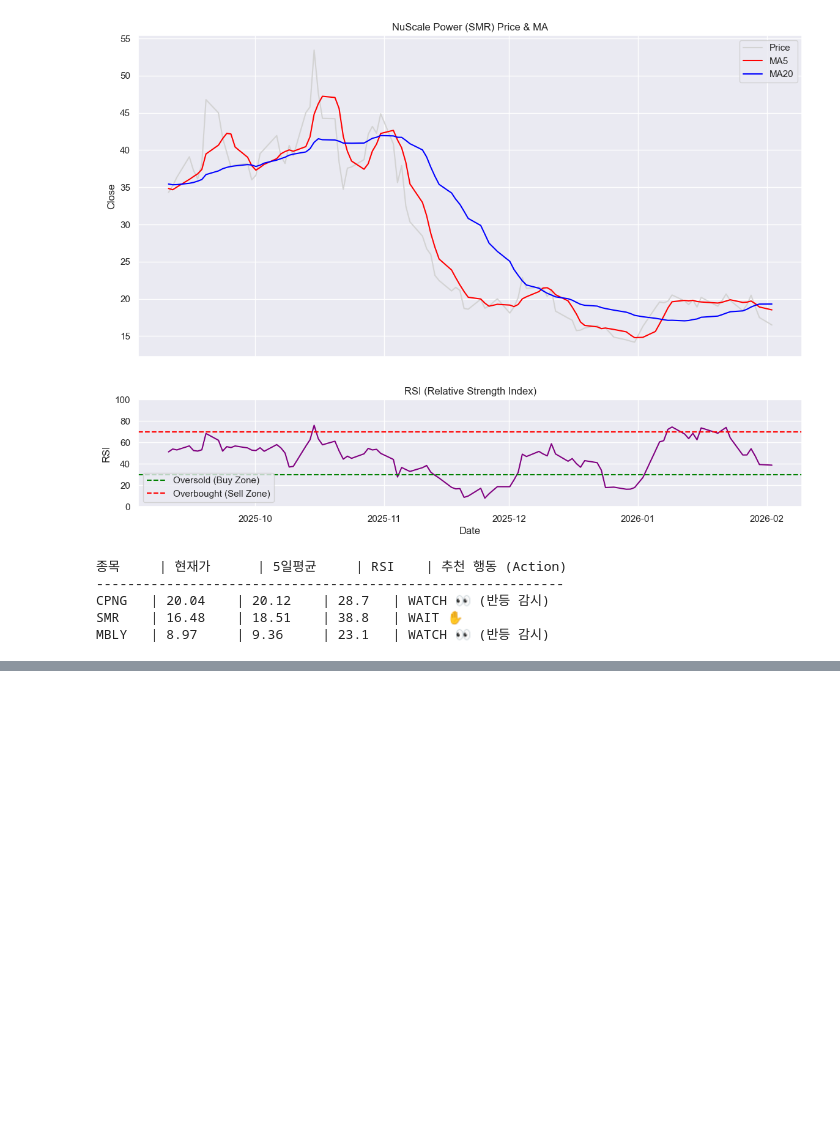
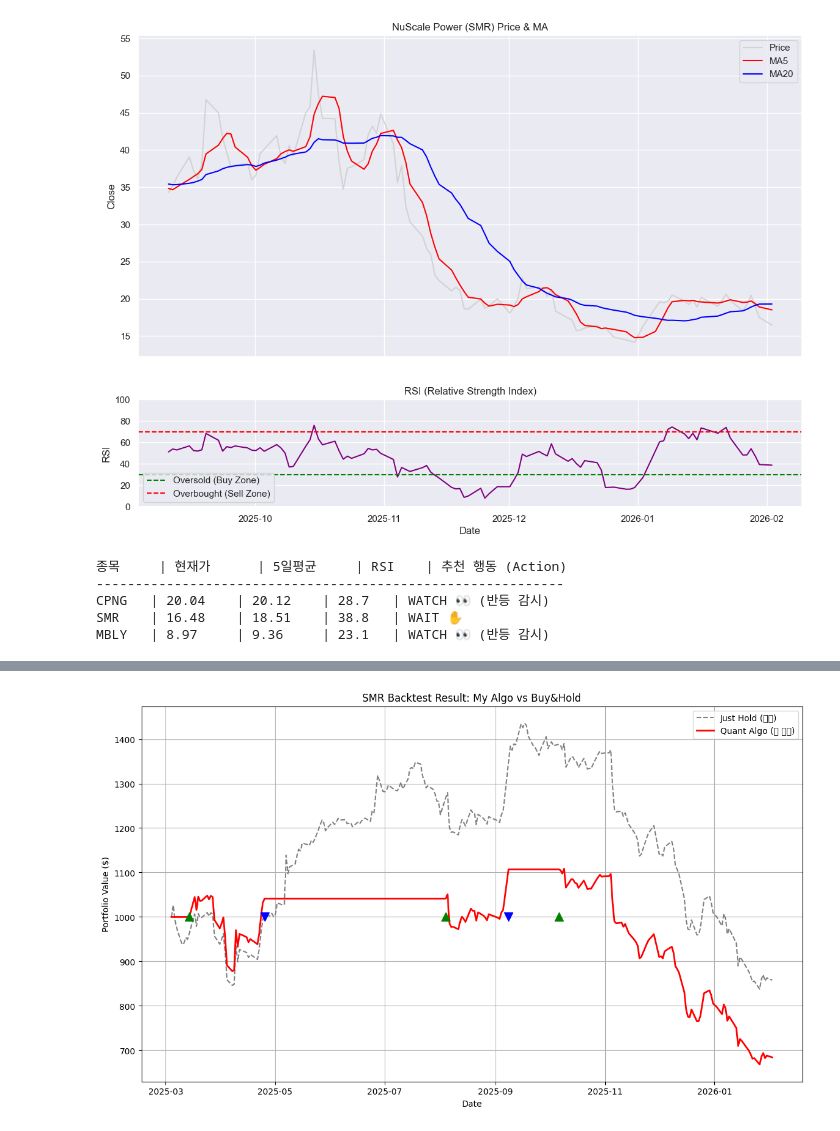
Before and after one commit to DaeHeon-Kim/quant_project, a Jupyter notebook: analysis.ipynb, the cells around one changed output, grey strips where cells are left out. Drawn from its saved outputs; the diff is of its cells as text; code cells hidden in the pictures; blank space fills up the shorter version.

```diff
--- a/analysis.ipynb
+++ b/analysis.ipynb
@@ -236,0 +449,100 @@ MBLY   | 8.97     | 9.36     | 23.1   | WATCH 👀 (반등 감시)
+# %%
+# 1. 데이터 준비 (SMR)
+file_path = 'stock_db/CPNG.csv'
+
+if os.path.exists(file_path):
+    df = pd.read_csv(file_path)
+    df['Date'] = pd.to_datetime(df['Date'], utc=True)
+    df.set_index('Date', inplace=True)
+    df.sort_index(inplace=True)
+
+    # 2. 보조지표 계산 (RSI, MA5)
+    df['MA5'] = df['Close'].rolling(window=5).mean()
+
+    delta = df['Close'].diff(1)
+    gain = delta.where(delta > 0, 0)
+    loss = -delta.where(delta < 0, 0)
+    avg_gain = gain.rolling(window=14).mean()
+    avg_loss = loss.rolling(window=14).mean()
+    rs = avg_gain / avg_loss
+    df['RSI'] = 100 - (100 / (1 + rs))
+
+    # 3. 백테스팅 루프 (Time Machine Loop)
+    capital = 1000.0 # 초기 자본 $1,000
+    shares = 0       # 보유 주식 수
+    position = False # 현재 주식을 가지고 있나요?
+
+    buy_signals = []  # 매수 기록용
+    sell_signals = [] # 매도 기록용
+    portfolio_value = [] # 내 계좌 가치 변화
+
+    # 데이터의 절반 이후부터 시작 (지표 계산 기간 확보)
+    start_idx = 20
+
+    for i in range(start_idx, len(df)):
+        today = df.iloc[i]
+        price = today['Close']
+        rsi = today['RSI']
+        ma5 = today['MA5']
+        date = df.index[i]
+
+        # [매수 로직] 주식이 없고, 조건(RSI<40 & 상승추세)이 맞으면?
+        if not position and rsi < 40 and price > ma5:
+            shares = capital / price # 전액 매수
+            capital = 0
+            position = True
+            buy_signals.append((date, price))
+            # print(f"BUY!  {date.date()} @ ${price:.2f}")
+
+        # [매도 로직] 주식이 있고, RSI가 70 넘으면?
+        elif position and rsi > 70:
+            capital = shares * price # 전액 매도
+            shares = 0
+            position = False
+            sell_signals.append((date, price))
+            # print(f"SELL! {date.date()} @ ${price:.2f}")
+
+        # 매일매일 내 재산 가치 기록
+        current_value = capital + (shares * price)
+        portfolio_value.append(current_value)
+
+    # 4. 결과 시각화
+    # 데이터 길이를 맞춤
+    result_df = df.iloc[start_idx:].copy()
+    result_df['My_Portfolio'] = portfolio_value
+
+    # Buy & Hold (그냥 들고 있었을 때) 수익률 계산
+    initial_price = result_df['Close'].iloc[0]
+    result_df['Buy_Hold'] = (result_df['Close'] / initial_price) * 1000
+
+    plt.figure(figsize=(14, 8))
+
+    # 수익률 곡선 비교
+    plt.plot(result_df.index, result_df['Buy_Hold'], label='Just Hold (존버)', color='gray', linestyle='--')
+    plt.plot(result_df.index, result_df['My_Portfolio'], label='Quant Algo (내 전략)', color='red', linewidth=2)
+
+    # 매매 시점 표시
+    for date, price in buy_signals:
+        plt.scatter(date, 1000, marker='^', color='green', s=100, zorder=5) # 1000은 그냥 표시 위치
+    for date, price in sell_signals:
+        plt.scatter(date, 1000, marker='v', color='blue', s=100, zorder=5)
+
+    plt.title(f"SMR Backtest Result: My Algo vs Buy&Hold")
+    plt.xlabel('Date')
+    plt.ylabel('Portfolio Value ($)')
+    plt.legend()
+    plt.grid(True)
+    plt.show()
+
+    # 5. 최종 성적표 출력
+    final_val = portfolio_value[-1]
+    bh_val = result_df['Buy_Hold'].iloc[-1]
+
+    print(f"💰 초기 자본: $1000.00")
+    print(f"🤖 퀀트 전략 최종: ${final_val:.2f} (수익률: {((final_val/1000)-1)*100:.2f}%)")
+    print(f"🗿 존버 전략 최종: ${bh_val:.2f} (수익률: {((bh_val/1000)-1)*100:.2f}%)")
+
+else:
+    print("SMR 데이터가 없습니다.")
+# %% [output]
+[figure, added]
```
Also changed, not shown: parts of 5 cells of this notebook, 1 other file.
